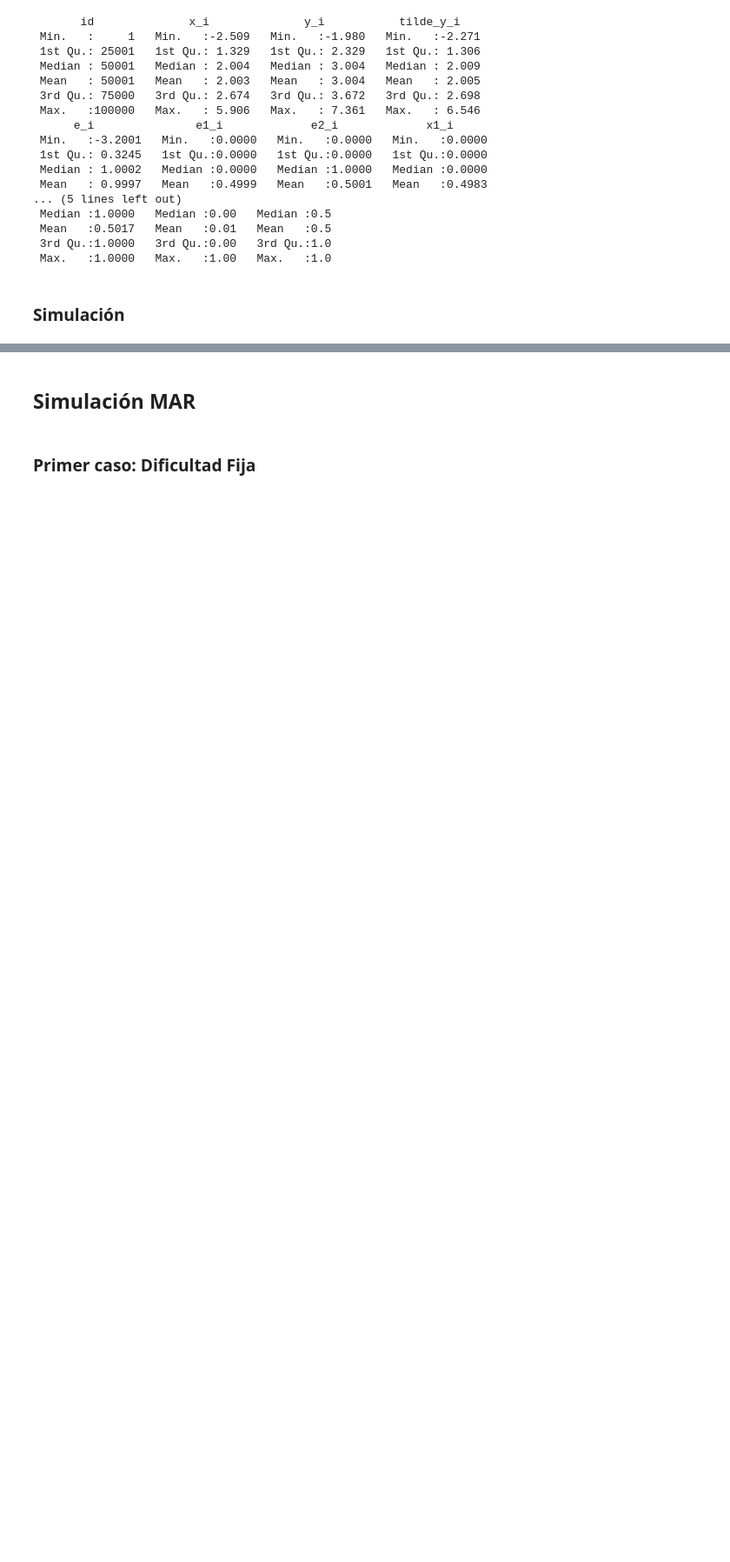
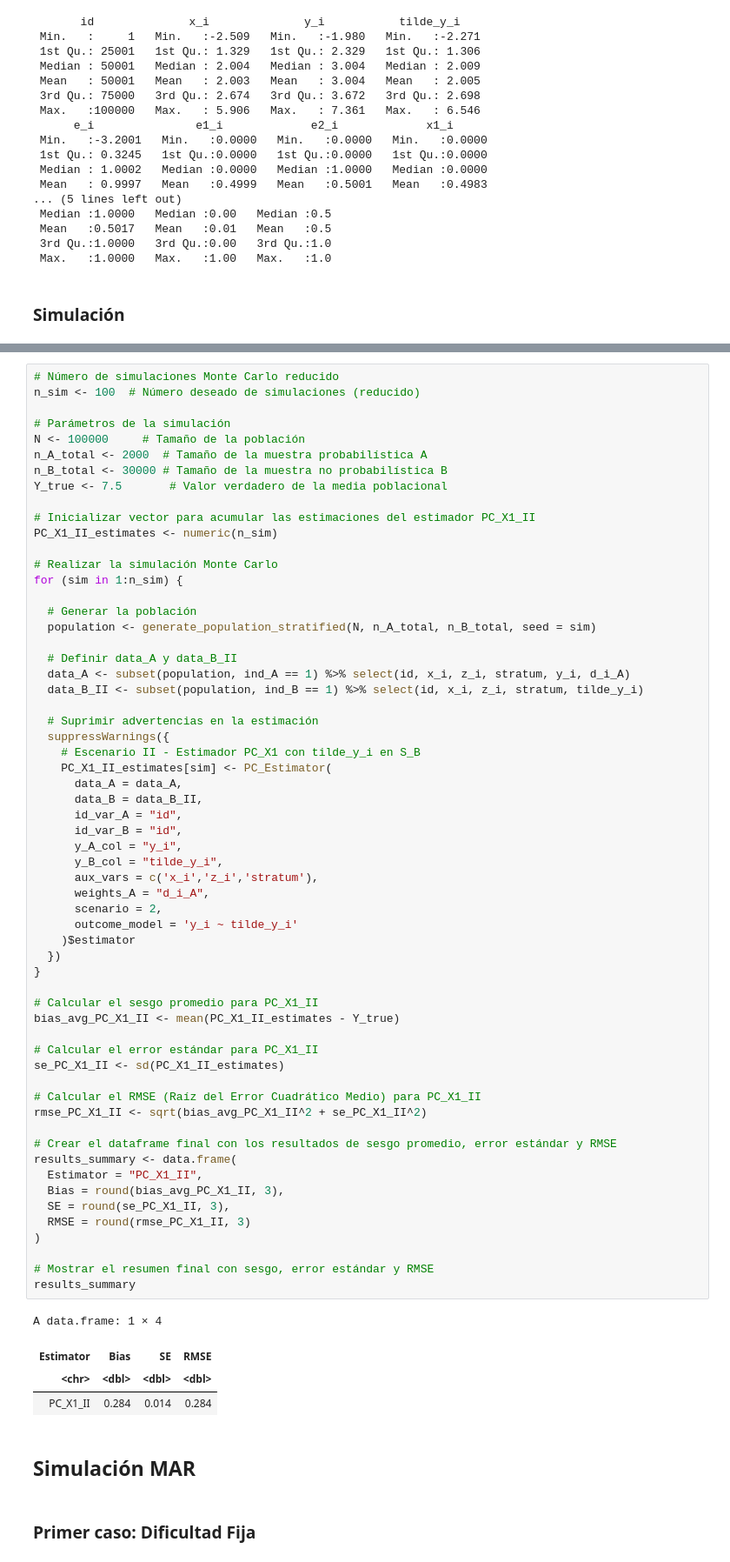
Before and after one commit to JoseAndReyes/data_integration_est, a Jupyter notebook: Simulaciones_Clean.ipynb, the cells around one changed output, grey strips where cells are left out. Shown at 87% size. Drawn from its saved outputs; the diff is of its cells as text; blank space fills up the shorter version.

```diff
--- a/Simulaciones_Clean.ipynb
+++ b/Simulaciones_Clean.ipynb
@@ -417,3 +747,68 @@ A data.frame: 12 × 4
+# %%
+# Número de simulaciones Monte Carlo reducido
+n_sim <- 100  # Número deseado de simulaciones (reducido)
+
+# Parámetros de la simulación
+N <- 100000     # Tamaño de la población
+n_A_total <- 2000  # Tamaño de la muestra probabilística A
+n_B_total <- 30000 # Tamaño de la muestra no probabilística B
+Y_true <- 7.5       # Valor verdadero de la media poblacional
+
+# Inicializar vector para acumular las estimaciones del estimador PC_X1_II
+PC_X1_II_estimates <- numeric(n_sim)
+
+# Realizar la simulación Monte Carlo
+for (sim in 1:n_sim) {
+
+  # Generar la población
+  population <- generate_population_stratified(N, n_A_total, n_B_total, seed = sim)
+
+  # Definir data_A y data_B_II
+  data_A <- subset(population, ind_A == 1) %>% select(id, x_i, z_i, stratum, y_i, d_i_A)
+  data_B_II <- subset(population, ind_B == 1) %>% select(id, x_i, z_i, stratum, tilde_y_i)
+
+  # Suprimir advertencias en la estimación
+  suppressWarnings({
+    # Escenario II - Estimador PC_X1 con tilde_y_i en S_B
+    PC_X1_II_estimates[sim] <- PC_Estimator(
+      data_A = data_A,
+      data_B = data_B_II,
+      id_var_A = "id",
+      id_var_B = "id",
+      y_A_col = "y_i",
+      y_B_col = "tilde_y_i",
+      aux_vars = c('x_i','z_i','stratum'),
+      weights_A = "d_i_A",
+      scenario = 2,
+      outcome_model = 'y_i ~ tilde_y_i'
+    )$estimator
+  })
+}
+
+# Calcular el sesgo promedio para PC_X1_II
+bias_avg_PC_X1_II <- mean(PC_X1_II_estimates - Y_true)
+
+# Calcular el error estándar para PC_X1_II
+se_PC_X1_II <- sd(PC_X1_II_estimates)
+
+# Calcular el RMSE (Raíz del Error Cuadrático Medio) para PC_X1_II
+rmse_PC_X1_II <- sqrt(bias_avg_PC_X1_II^2 + se_PC_X1_II^2)
+
+# Crear el dataframe final con los resultados de sesgo promedio, error estándar y RMSE
+results_summary <- data.frame(
+  Estimator = "PC_X1_II",
+  Bias = round(bias_avg_PC_X1_II, 3),
+  SE = round(se_PC_X1_II, 3),
+  RMSE = round(rmse_PC_X1_II, 3)
+)
+
+# Mostrar el resumen final con sesgo, error estándar y RMSE
+results_summary
+# %% [output]
+A data.frame: 1 × 4
+| Estimator | Bias | SE | RMSE |
+| <chr> | <dbl> | <dbl> | <dbl> |
+| PC_X1_II | 0.284 | 0.014 | 0.284 |
 # %% [markdown]
 ## Simulación MAR
 # %% [markdown]
```
Also changed, not shown: parts of 30 cells of this notebook, 2 other files.
